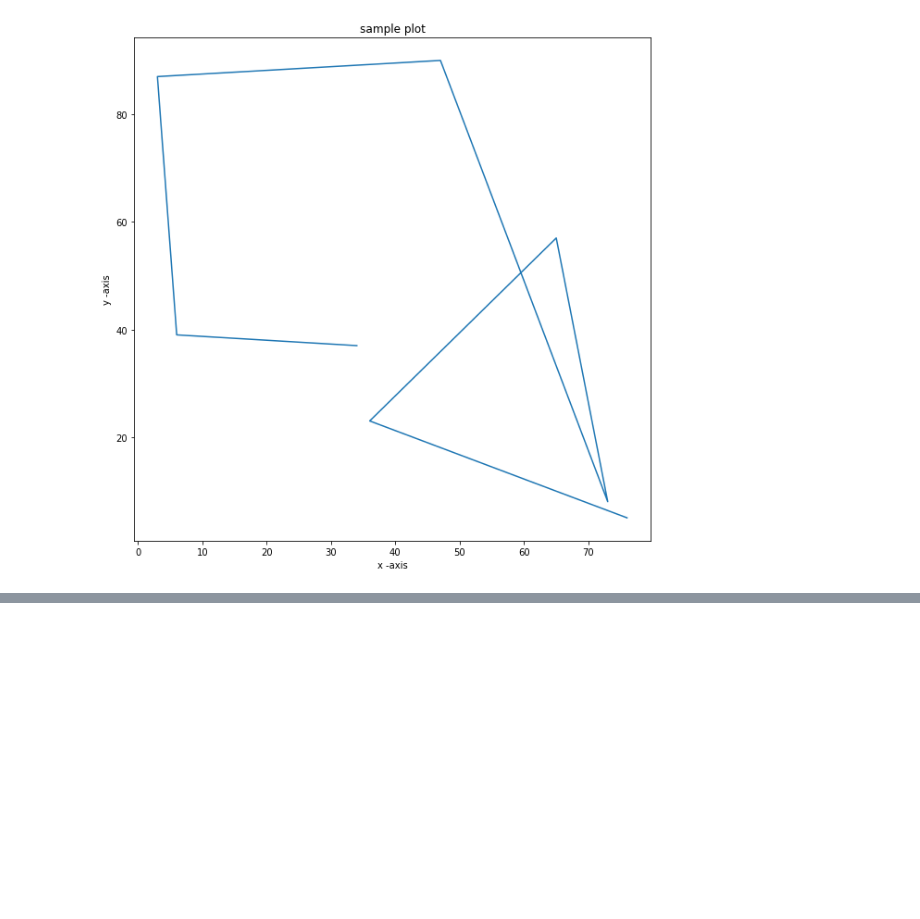
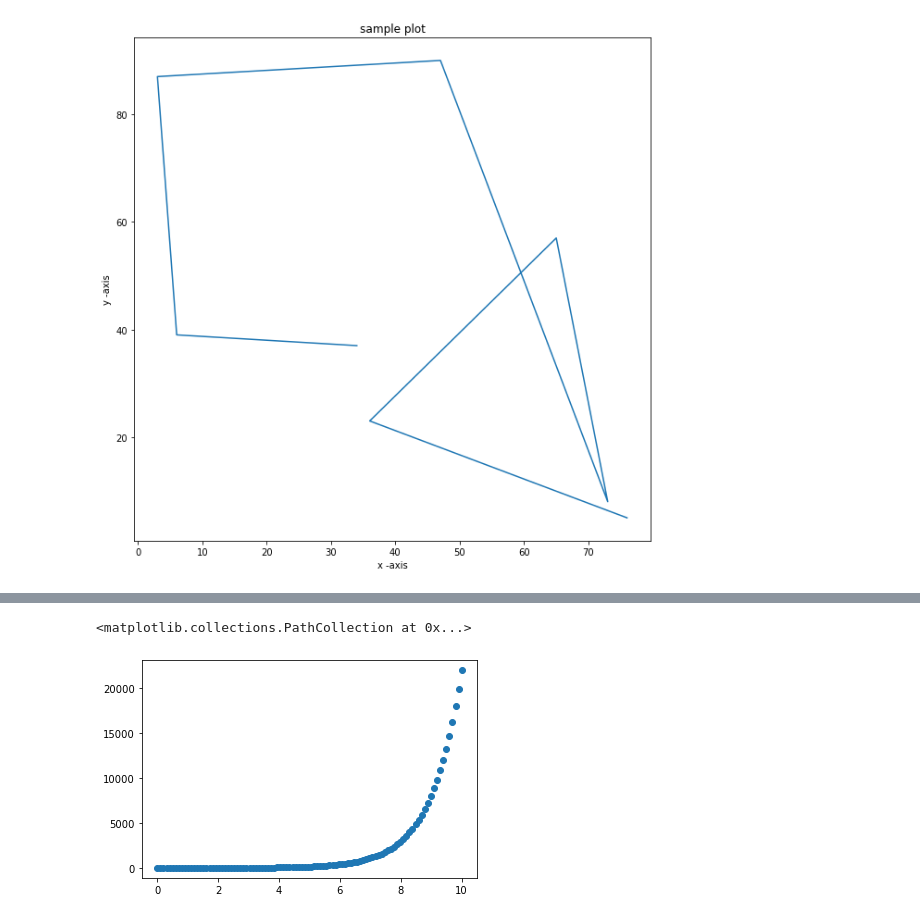
Before and after one commit to PasinduUkwatta/Machine-Learning, a Jupyter notebook: Matplot Lib.ipynb, the cells around one changed output, grey strips where cells are left out. Drawn from its saved outputs; the diff is of its cells as text; code cells hidden in the pictures; blank space fills up the shorter version.

```diff
--- a/Matplot Lib.ipynb
+++ b/Matplot Lib.ipynb
@@ -91,0 +131,6 @@ fig.savefig("sample-pot2.png")
+# %%
+fig,ax=plt.subplots()
+ax.scatter(x,np.exp(x))
+# %% [output]
+<matplotlib.collections.PathCollection at 0x...>
+[figure, added]
```
Also changed, not shown: parts of 13 cells of this notebook.
